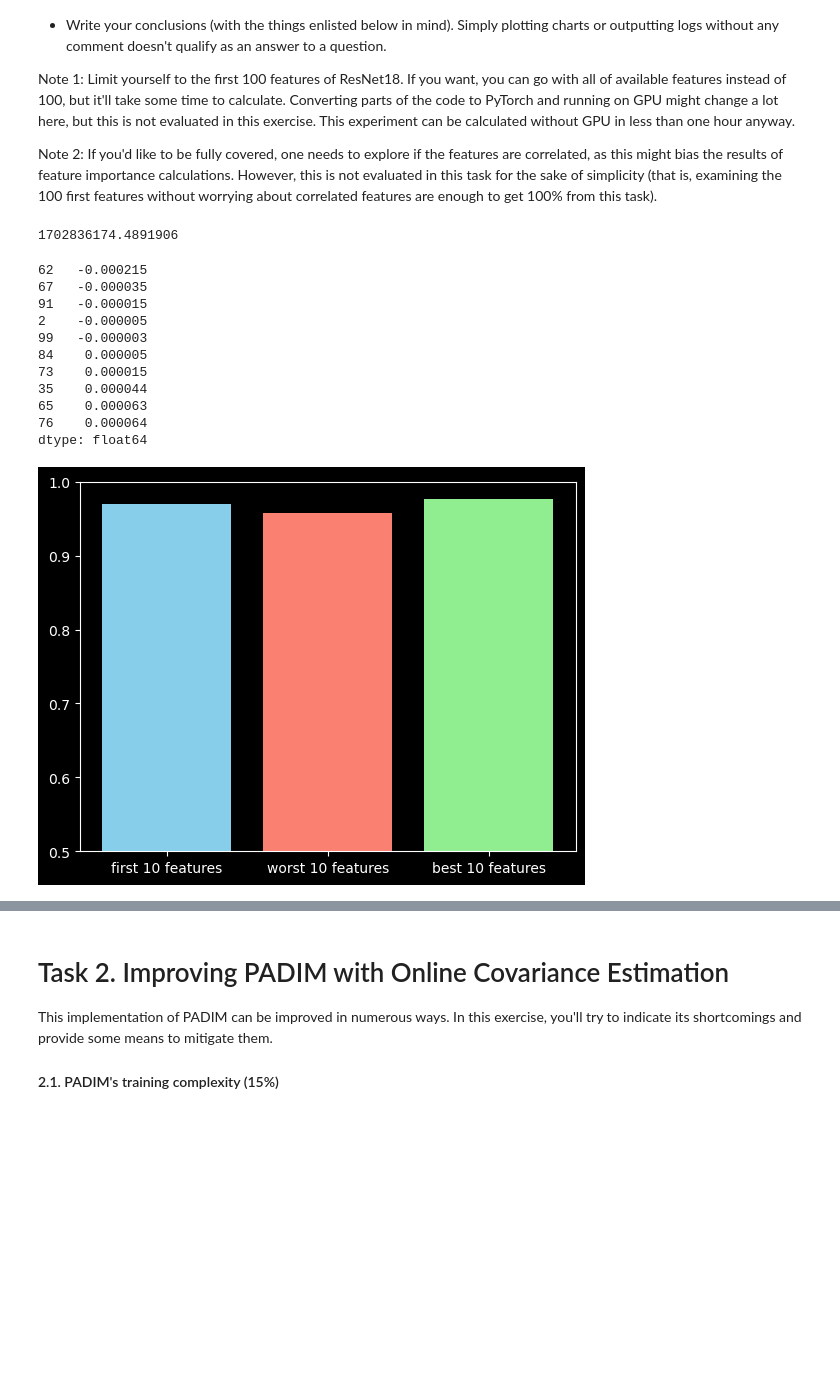
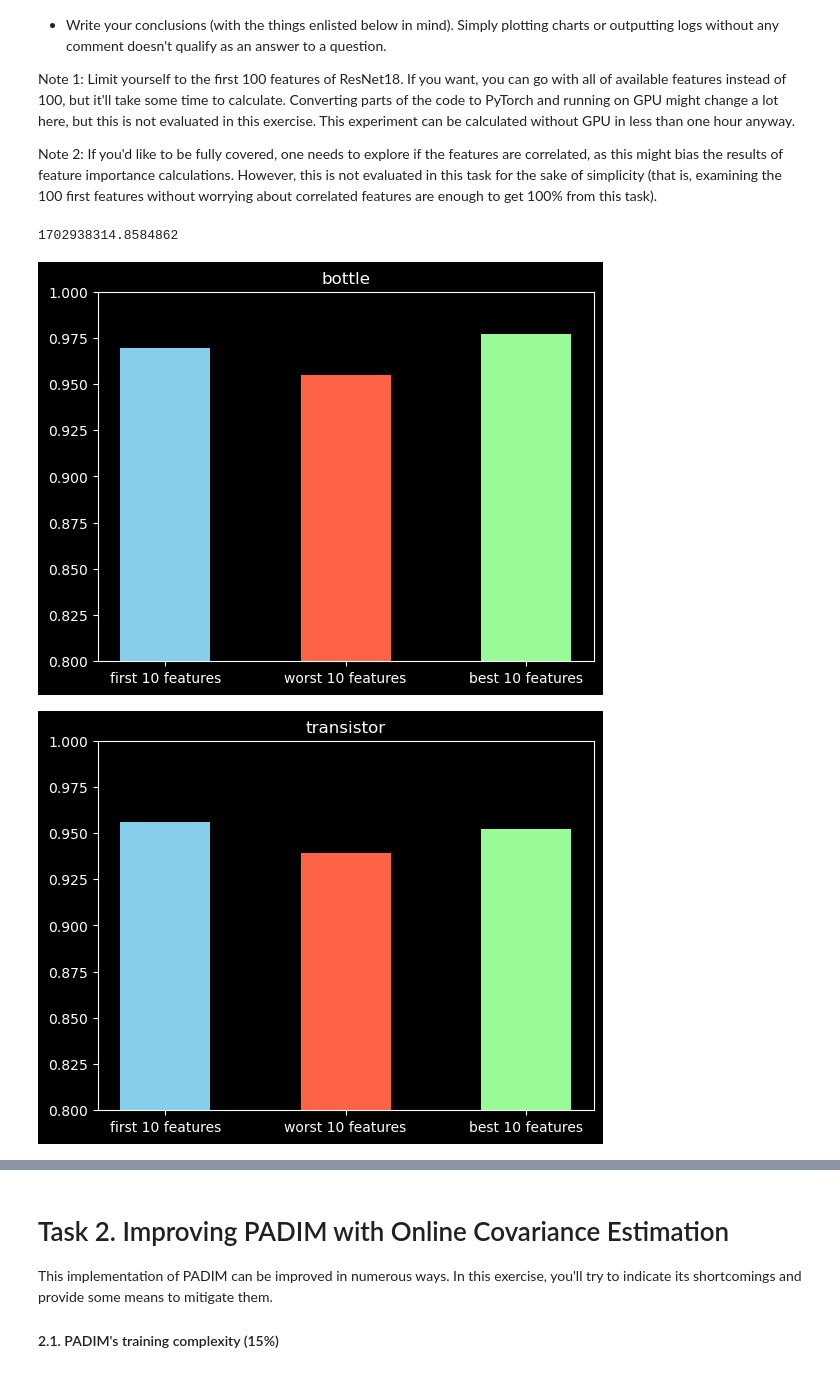
Before and after one commit to SzymonM213/dnn-task2, a Jupyter notebook: hw2-visual_anomaly_detection-student.ipynb, the cells around one changed output, grey strips where cells are left out. Drawn from its saved outputs; the diff is of its cells as text; code cells hidden in the pictures; blank space fills up the shorter version.

```diff
--- a/hw2-visual_anomaly_detection-student.ipynb
+++ b/hw2-visual_anomaly_detection-student.ipynb
@@ -622,8 +621,7 @@ Note 1: Limit yourself to the first 100 features of ResNet18. If you want, you c
 Note 2: If you'd like to be fully covered, one needs to explore if the features are correlated, as this might bias the results of feature importance calculations. However, this is not evaluated in this task for the sake of simplicity (that is, examining the 100 first features without worrying about correlated features are enough to get 100% from this task).
 # %%
 # do not modify
-# CLASS_NAMES = ['bottle', 'transistor', 'metal_nut']
-CLASS_NAMES = ['bottle']
+CLASS_NAMES = ['bottle', 'transistor', 'metal_nut']
 
 BATCH_SIZE = 1
 RESIZE = 256 * 2 // 4
@@ -639,15 +637,13 @@ results = {c: [0] * MAX_NUMBER_OF_BACKBONE_FEATURES for c in CLASS_NAMES}
 run_timestamp = time.time()
 print(f"{run_timestamp}")
 
-idx_all_fatures = torch.Tensor(range(MAX_NUMBER_OF_BACKBONE_FEATURES)).int()
+idx_all_features = torch.Tensor(range(MAX_NUMBER_OF_BACKBONE_FEATURES)).int()
 idx_first_n_features = torch.Tensor(range(NUMBER_OF_BACKBONE_FEATURES)).int()
 
 dataloaders = {c: {"val_dataloader": None, "test_dataloader": None, "train_dataloaders": None} for c in CLASS_NAMES}
 
 # TODO: Your code for T1.1, T1.2, and T1.3 goes below. Don't forget to write `test_permutation_importance` and `permute_feature` above in the PADIM code.
 # T1.1
-
-models = {c: [] for c in CLASS_NAMES}
 for c in CLASS_NAMES:
 
     SAVE_PATH = Path(f"./results/{run_timestamp}/{class_name}")
@@ -670,84 +666,63 @@ for c in CLASS_NAMES:
         train_indices = [i for i in range(len(train_dataset)) if i % folds != k]
         train_sampler = SubsetRandomSampler(train_indices)
         dataloaders[c]["train_dataloaders"].append(DataLoader(train_dataset, batch_size=BATCH_SIZE, sampler=train_sampler, pin_memory=True))
-        padim = PADIM(
-            backbone=BACKBONE,
-            device=DEVICE,
-            backbone_features_idx=idx_all_fatures,
-            save_path=SAVE_PATH,
-        )
-        padim.train(dataloaders[c]["train_dataloaders"][k])
-        models[c].append(padim)
 # %% [output]
-1702836174.4891906
+1702938314.8584862
 # %%
 # T1.2
 for c in CLASS_NAMES:
     i = [0] * MAX_NUMBER_OF_BACKBONE_FEATURES
     for k in range(folds):
-        s = models[c][k].test(dataloaders[c]["val_dataloader"])
-        s_j = models[c][k].test_permutation_importance(dataloaders[c]["val_dataloader"], list(range(MAX_NUMBER_OF_BACKBONE_FEATURES)))
-        # tmp = [s - s_j[j] for j in range(MAX_NUMBER_OF_BACKBONE_FEATURES)]
-        # i = [i[j] + tmp[j] for j in range(MAX_NUMBER_OF_BACKBONE_FEATURES)]
+        padim = PADIM(
+            backbone=BACKBONE,
+            device=DEVICE,
+            backbone_features_idx=idx_all_features,
+            save_path=SAVE_PATH,
+        )
+
+        s = padim.train_and_test(dataloaders[c]["train_dataloaders"][k], dataloaders[c]["val_dataloader"])
+        s_j = padim.test_permutation_importance(dataloaders[c]["val_dataloader"], idx_all_features)
         for j in range(MAX_NUMBER_OF_BACKBONE_FEATURES):
             results[c][j] += (s - s_j[j]) / folds
-    # i = [i[j] / folds for j in range(MAX_NUMBER_OF_BACKBONE_FEATURES)]
-    # results[c] = i
-
-# print(i)
-
-
-# print(models['bottle'][0].test(dataloaders['bottle']["val_dataloader"]))
-# print(models['bottle'][0].test_permutation_importance(dataloaders['bottle']["val_dataloader"], [0, 1, 2]))
-# %%
-s = pd.Series(results['bottle'])
-print(s.sort_values(ascending=True)[:10])
-# %% [output]
-62   -0.000215
-67   -0.000035
-91   -0.000015
-2    -0.000005
-99   -0.000003
-84    0.000005
-73    0.000015
-35    0.000044
-65    0.000063
-76    0.000064
-dtype: float64
 # %%
 # T1.3
-full_train_dataloader = DataLoader(train_dataset, batch_size=BATCH_SIZE, pin_memory=True)
-
 labels = ["first 10 features", "worst 10 features", "best 10 features"]
 
 for c in CLASS_NAMES:
     s = pd.Series(results[c])
     padims = []
     aurocs = []
     padims.append(PADIM(
         backbone=BACKBONE,
         device=DEVICE,
         backbone_features_idx=idx_first_n_features,
         save_path=SAVE_PATH,
     ))
     padims.append(PADIM(
         backbone=BACKBONE,
         device=DEVICE,
         backbone_features_idx=torch.tensor(s.sort_values(ascending=True).index[:NUMBER_OF_BACKBONE_FEATURES]).int(),
         save_path=SAVE_PATH,
     ))
     padims.append(PADIM(
         backbone=BACKBONE,
         device=DEVICE,
         backbone_features_idx=torch.tensor(s.sort_values(ascending=False).index[:NUMBER_OF_BACKBONE_FEATURES]).int(),
         save_path=SAVE_PATH,
     ))
+    train_dataset = MVTecDataset(DATA_PATH, class_name=c, is_train=True, resize=RESIZE, cropsize=CROP_SIZE)
+    full_train_dataloader = DataLoader(train_dataset, batch_size=BATCH_SIZE, pin_memory=True)
     for i, padim in enumerate(padims):
         aurocs.append(padim.train_and_test(
             train_dataloader=full_train_dataloader,
             test_dataloader=dataloaders[c]["test_dataloader"],
         ))
-    plt.ylim(0.5, 1)
-    plt.bar(labels, aurocs, label=c, color=['skyblue', 'salmon', 'lightgreen'])
+    plt.show()
+    plt.ylim(0.8, 1)
+    plt.bar(labels, aurocs, width=0.5, color=['skyblue', 'tomato', 'palegreen'])
+    plt.title(c)
+    plt.show()
+    plt.close()
 # %% [output]
-[figure, old version]
+[figure, new version]
+[figure, added]
```
Also changed, not shown: parts of 15 cells of this notebook.
